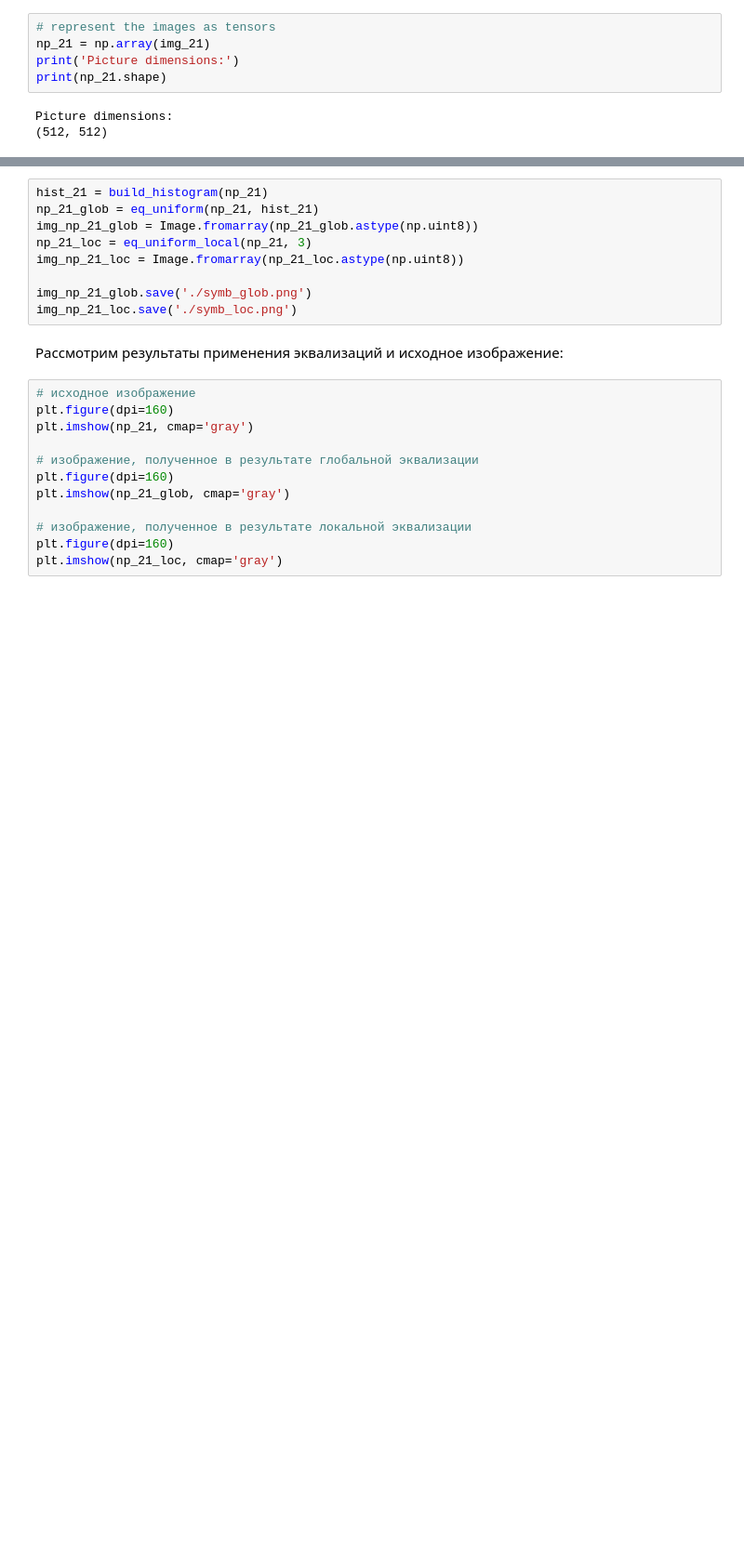
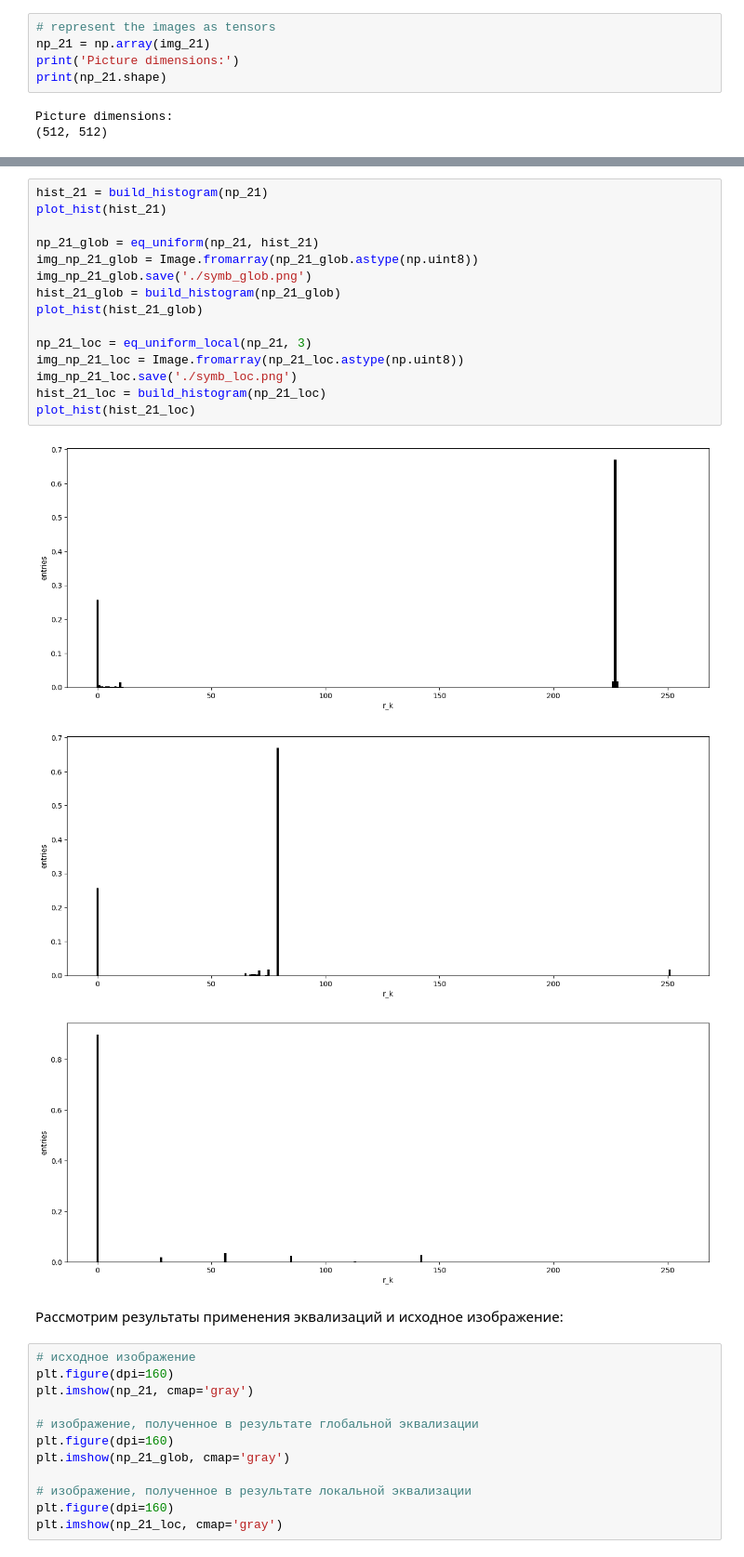
Before and after one commit to katevi/AIAC, a Jupyter notebook: task2/task_2.ipynb, the cells around one changed output, grey strips where cells are left out. Shown at 93% size. Saved outputs shown, nothing was run; the diff lists cells and outputs as text; blank space fills up the shorter version.

Commit message:
Add histograms and export html

```diff
--- a/task2/task_2.ipynb
+++ b/task2/task_2.ipynb
@@ -187,12 +187,22 @@ Picture dimensions:
 # %%
 hist_21 = build_histogram(np_21)
+plot_hist(hist_21)
+
 np_21_glob = eq_uniform(np_21, hist_21)
 img_np_21_glob = Image.fromarray(np_21_glob.astype(np.uint8))
+img_np_21_glob.save('./symb_glob.png')
+hist_21_glob = build_histogram(np_21_glob)
+plot_hist(hist_21_glob)
+
 np_21_loc = eq_uniform_local(np_21, 3)
 img_np_21_loc = Image.fromarray(np_21_loc.astype(np.uint8))
-
-img_np_21_glob.save('./symb_glob.png')
 img_np_21_loc.save('./symb_loc.png')
+hist_21_loc = build_histogram(np_21_loc)
+plot_hist(hist_21_loc)
+# %% [output]
+[figure, added]
+[figure, added]
+[figure, added]
 # %% [markdown]
 Рассмотрим результаты применения эквализаций и исходное изображение:
 # %%
```
Also changed, not shown: parts of 1 cell of this notebook, 1 other file.
